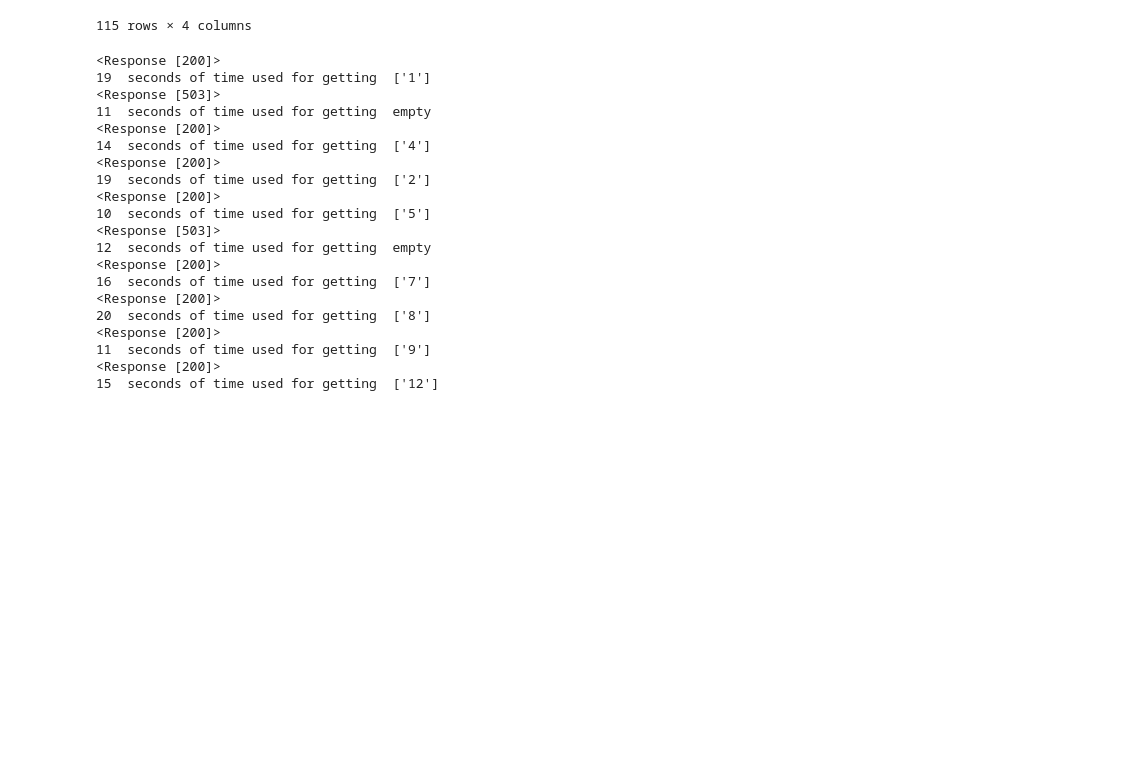
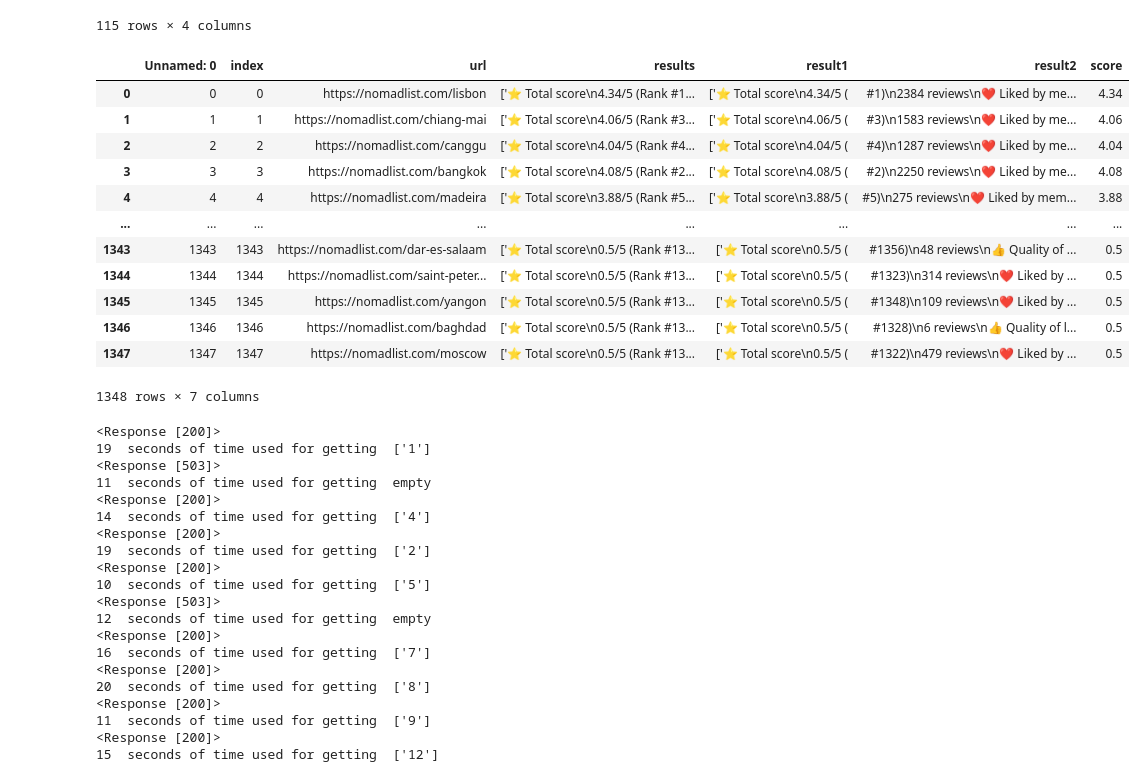
Before and after one commit to anacmqui/Project-4_WebScraping, a Jupyter notebook: EDA/webscraping-Ana.ipynb, the cells around one changed output. Drawn from its saved outputs; the diff is of its cells as text; code cells hidden in the pictures; blank space fills up the shorter version.

```diff
--- a/EDA/webscraping-Ana.ipynb
+++ b/EDA/webscraping-Ana.ipynb
@@ -452,9 +453,6 @@ str
 # %%
 import unidecode
 # %%
-url_results['url']=url_results['url'].str.replace("'",'')
-#url_results['url'] = url_results['url'].apply(unidecode.unidecode)
-url_results
 url_results[url_results['results'].apply(lambda x: len(x)) == 2]
 # %% [output]
 |  | Unnamed: 0 | index | url | results |
@@ -470,6 +468,27 @@ url_results[url_results['results'].apply(lambda x: len(x)) == 2]
 | 1331 | 1331 | 1331 | https://nomadlist.com/kharkiv | [] |
 | 1334 | 1334 | 1334 | https://nomadlist.com/sanaa | [] |
 115 rows × 4 columns
+# %%
+#type(url_results['results'][0])
+url_results[['result1','result2']] = url_results['results'].str.split('Rank', expand=True)
+# %%
+url_results['score'] = url_results['result1'].apply(lambda x : re.findall('([0-9].[0-9]+)/5', x))
+url_results['score'] = url_results['score'].apply(lambda x : ''.join(x))
+url_results
+# %% [output]
+|  | Unnamed: 0 | index | url | results | result1 | result2 | score |
+| 0 | 0 | 0 | https://nomadlist.com/lisbon | ['⭐️ Total score\n4.34/5 (Rank #1... | ['⭐️ Total score\n4.34/5 ( | #1)\n2384 reviews\n❤️ Liked by me... | 4.34 |
+| 1 | 1 | 1 | https://nomadlist.com/chiang-mai | ['⭐️ Total score\n4.06/5 (Rank #3... | ['⭐️ Total score\n4.06/5 ( | #3)\n1583 reviews\n❤️ Liked by me... | 4.06 |
+| 2 | 2 | 2 | https://nomadlist.com/canggu | ['⭐️ Total score\n4.04/5 (Rank #4... | ['⭐️ Total score\n4.04/5 ( | #4)\n1287 reviews\n❤️ Liked by me... | 4.04 |
+| 3 | 3 | 3 | https://nomadlist.com/bangkok | ['⭐️ Total score\n4.08/5 (Rank #2... | ['⭐️ Total score\n4.08/5 ( | #2)\n2250 reviews\n❤️ Liked by me... | 4.08 |
+| 4 | 4 | 4 | https://nomadlist.com/madeira | ['⭐️ Total score\n3.88/5 (Rank #5... | ['⭐️ Total score\n3.88/5 ( | #5)\n275 reviews\n❤️ Liked by mem... | 3.88 |
+| ... | ... | ... | ... | ... | ... | ... | ... |
+| 1343 | 1343 | 1343 | https://nomadlist.com/dar-es-salaam | ['⭐️ Total score\n0.5/5 (Rank #13... | ['⭐️ Total score\n0.5/5 ( | #1356)\n48 reviews\n👍 Quality of ... | 0.5 |
+| 1344 | 1344 | 1344 | https://nomadlist.com/saint-peter... | ['⭐️ Total score\n0.5/5 (Rank #13... | ['⭐️ Total score\n0.5/5 ( | #1323)\n314 reviews\n❤️ Liked by ... | 0.5 |
+| 1345 | 1345 | 1345 | https://nomadlist.com/yangon | ['⭐️ Total score\n0.5/5 (Rank #13... | ['⭐️ Total score\n0.5/5 ( | #1348)\n109 reviews\n❤️ Liked by ... | 0.5 |
+| 1346 | 1346 | 1346 | https://nomadlist.com/baghdad | ['⭐️ Total score\n0.5/5 (Rank #13... | ['⭐️ Total score\n0.5/5 ( | #1328)\n6 reviews\n👍 Quality of l... | 0.5 |
+| 1347 | 1347 | 1347 | https://nomadlist.com/moscow | ['⭐️ Total score\n0.5/5 (Rank #13... | ['⭐️ Total score\n0.5/5 ( | #1322)\n479 reviews\n❤️ Liked by ... | 0.5 |
+1348 rows × 7 columns
 # %%
 import re
 import numpy as np
```
Also changed, not shown: parts of 1 cell of this notebook.
